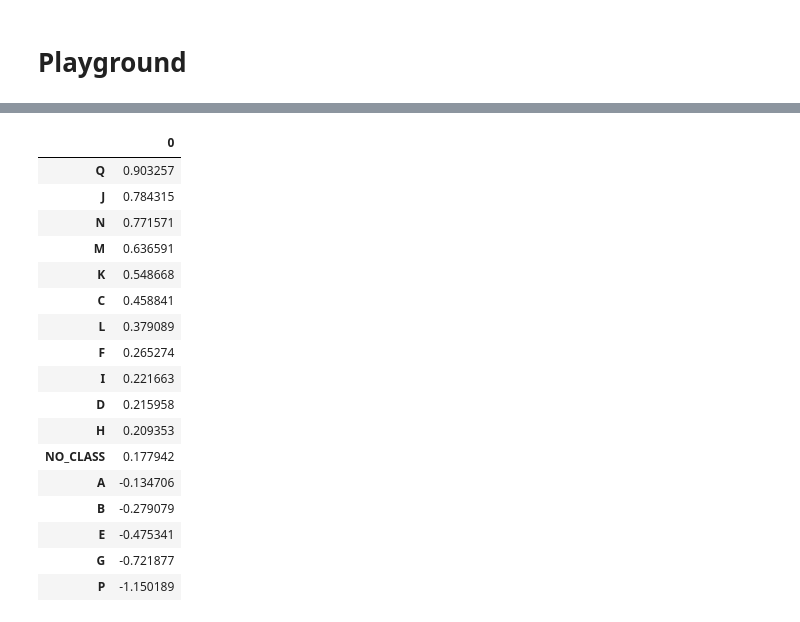
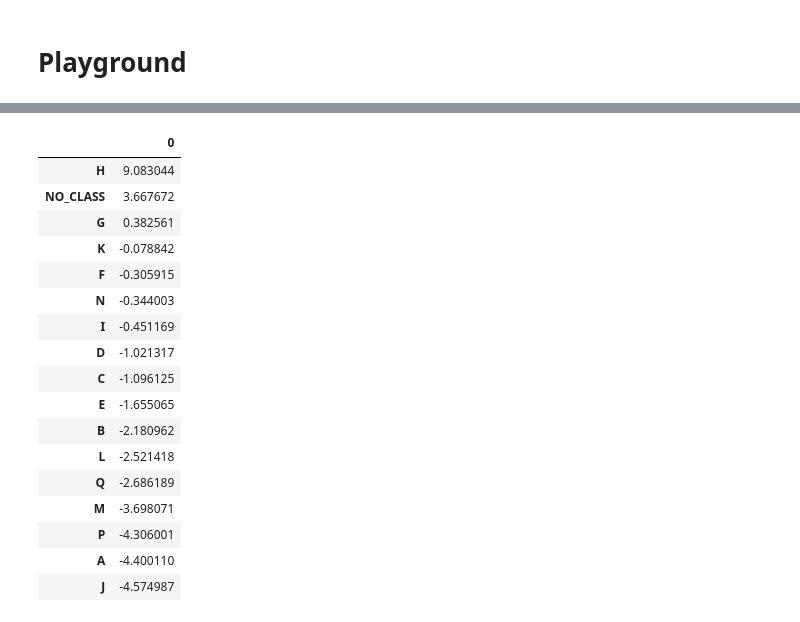
Before and after one commit to hendrikweichel/nace_report_topic_analysis, a Jupyter notebook: BERT_classifier/Classify_report_with_BERT/test_one_report_classification_BERT.ipynb, the cells around one changed output, grey strips where cells are left out. Cells and saved outputs as stored; diff of their text form; code cells hidden in the pictures.

```diff
--- a/BERT_classifier/Classify_report_with_BERT/test_one_report_classification_BERT.ipynb
+++ b/BERT_classifier/Classify_report_with_BERT/test_one_report_classification_BERT.ipynb
@@ -260,21 +150,0 @@ df_label_scores = df_label_scores.sort_values(0, ascending=False)
-# %%
-df_label_scores
-# %% [output]
-|  | 0 |
-| Q | 0.903257 |
-| J | 0.784315 |
-| N | 0.771571 |
-| M | 0.636591 |
-| K | 0.548668 |
-| C | 0.458841 |
-| L | 0.379089 |
-| F | 0.265274 |
-| I | 0.221663 |
-| D | 0.215958 |
-| H | 0.209353 |
-| NO_CLASS | 0.177942 |
-| A | -0.134706 |
-| B | -0.279079 |
-| E | -0.475341 |
-| G | -0.721877 |
-| P | -1.150189 |
@@ -281,3 +202,35 @@ df_label_scores
+# %%
+chunk = "This section includes the provision of passenger or freight transport, whether scheduled or not, by rail, pipeline, road, water or air and associated activities such as terminal and parking facilities, cargo handling, storage etc. Included in this section is the rental of transport equipment with driver or operator. Also included are postal and courier activities."
+
+label_scores = BERT_classification_chunk(chunk, model, tokenizer)
+
+label_scores = {
+    model.config.id2label[i]: label_scores[i].item()
+    for i in range(label_scores.size(0))
+}
+
+df_label_scores = pd.DataFrame.from_dict(label_scores, orient="index")
+df_label_scores = df_label_scores.sort_values(0, ascending=False)
+df_label_scores
+# %% [output]
+|  | 0 |
+| H | 9.083044 |
+| NO_CLASS | 3.667672 |
+| G | 0.382561 |
+| K | -0.078842 |
+| F | -0.305915 |
+| N | -0.344003 |
+| I | -0.451169 |
+| D | -1.021317 |
+| C | -1.096125 |
+| E | -1.655065 |
+| B | -2.180962 |
+| L | -2.521418 |
+| Q | -2.686189 |
+| M | -3.698071 |
+| P | -4.306001 |
+| A | -4.400110 |
+| J | -4.574987 |
 # %%
 plt.bar(df_label_scores.index, df_label_scores[0])
 plt.xticks(rotation=90)
```
Also changed, not shown: parts of 31 cells of this notebook, 9 other files.
